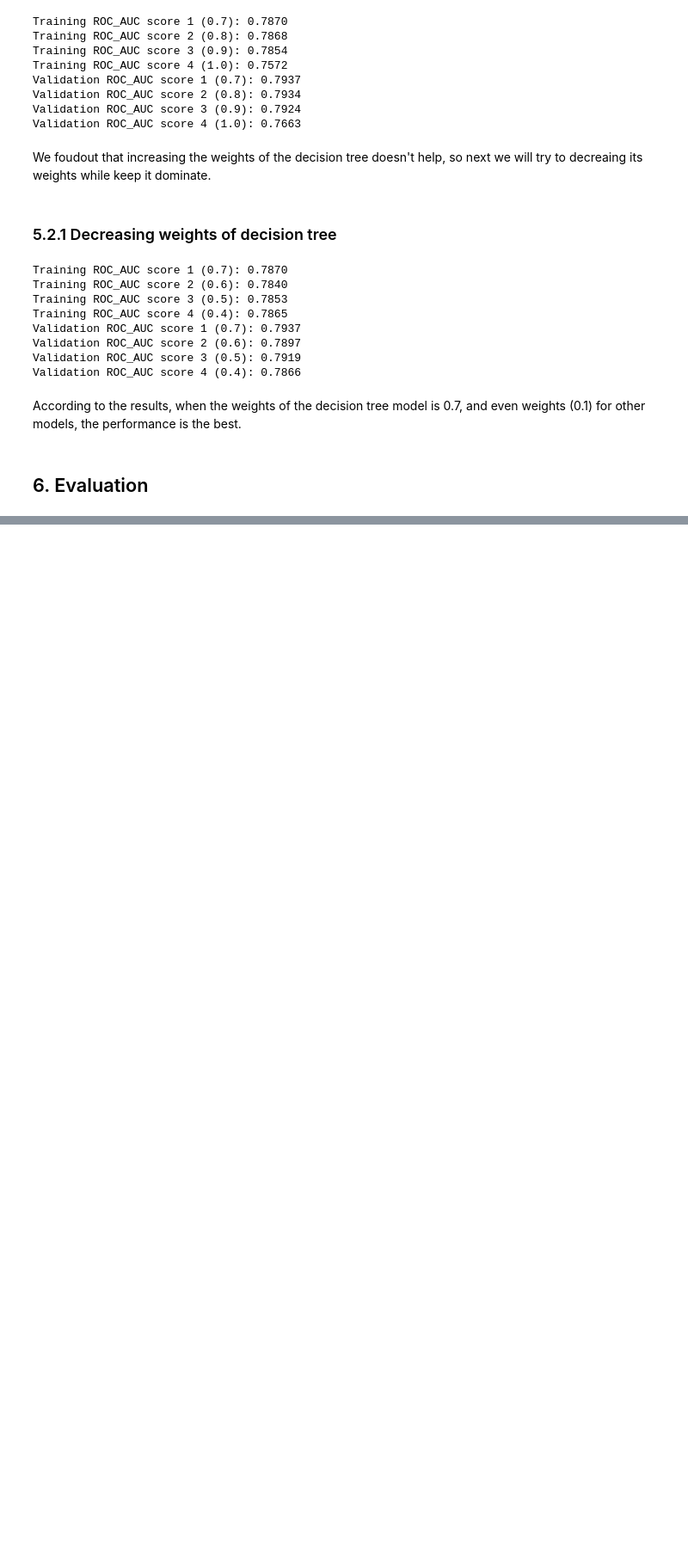
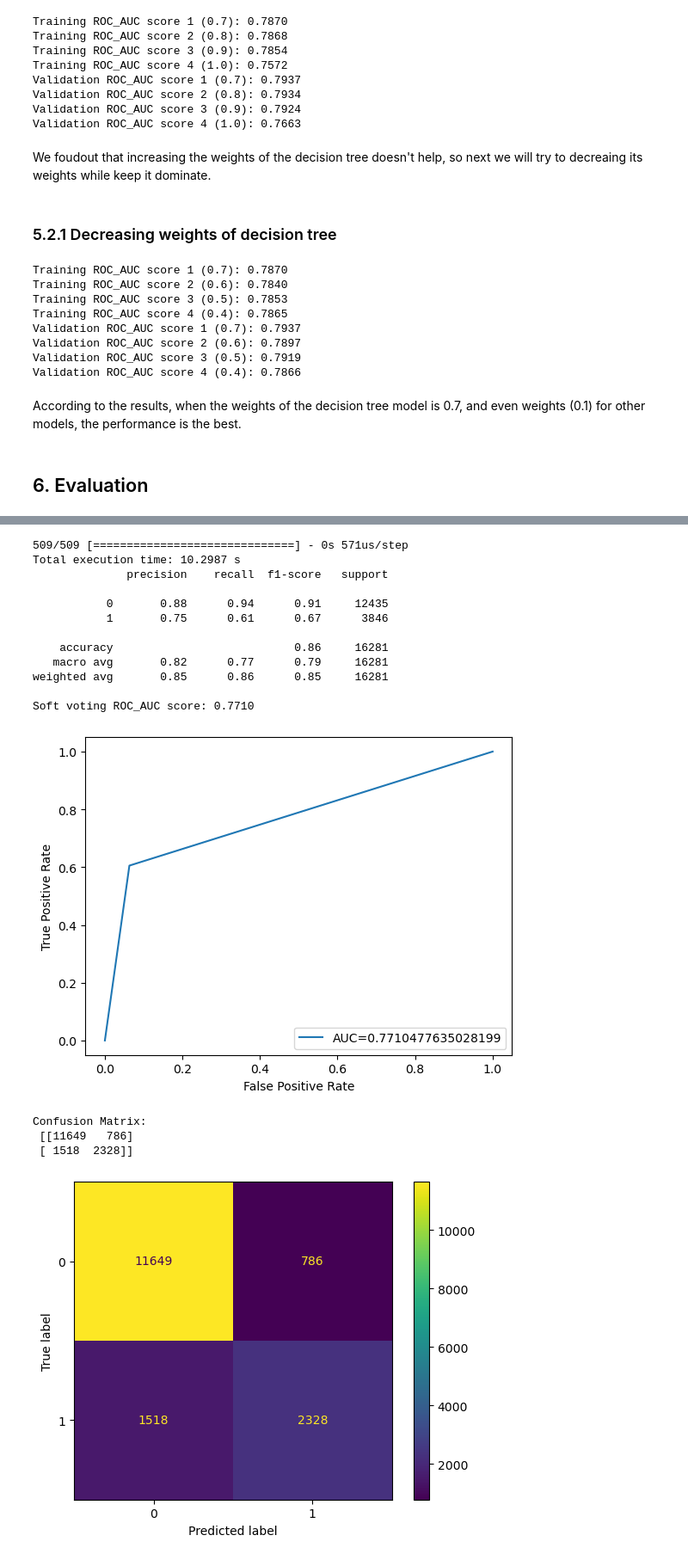
Before and after one commit to AlinZohari/ML-Adult, a Jupyter notebook: model_ensemble.ipynb, the cells around one changed output, grey strips where cells are left out. Shown at 86% size. Drawn from its saved outputs; the diff is of its cells as text; code cells hidden in the pictures; blank space fills up the shorter version.

Commit message:
feat: model evaluation

```diff
--- a/model_ensemble.ipynb
+++ b/model_ensemble.ipynb
@@ -1042,0 +1011,71 @@ Soft voting ROC_AUC score: 0.7710
+# %%
+from sklearn.metrics import roc_curve, confusion_matrix, ConfusionMatrixDisplay
+import matplotlib.pyplot as plt
+import time
+
+# Mark the start time
+time_start = time.time()
+
+# Make predictions using dt
+y_pred_test_tree_proba = decision_tree.predict_proba(x_test_tree)[:, 1]  # probability of ">50k"
+# Make predictions using knn
+y_pred_test_knn_proba = knn_model.predict_proba(x_test_knn)[:, 1]  # probability of ">50k"
+# Make predictions using nn
+y_pred_test_nn_proba = nn_model.predict(x_test_nn)  # probability of ">50k"
+y_pred_test_nn_proba = np.squeeze(y_pred_test_nn_proba)  # to 1-d array
+# Make predictions using nb
+y_pred_test_nb_proba = nb_model.predict_proba(x_test_nb)[:, 1]  # probability of ">50k"
+
+predictions_test = [y_pred_test_tree_proba, y_pred_test_knn_proba, y_pred_test_nn_proba, y_pred_test_nb_proba]  # probability predictions for validation data
+
+best_weights = [0.7, 0.1, 0.1, 0.1]  # decision tree dominate
+
+model_ensemble = EnsembleModel("soft")  # soft voting model
+
+# Make predictions on the testing data
+soft_pred = model_ensemble.predict(predictions_test, best_weights)
+
+# Mark the end time
+time_end = time.time()  # mark the end time
+total_execution_time = time_end - time_start
+print('Total execution time: {:.4f} s'.format(total_execution_time))
+
+
+# Evaluate the model
+print(classification_report(y_test,soft_pred))
+auc = roc_auc_score(y_test, soft_pred)  # ROC score
+print('Soft voting ROC_AUC score: {:.4f}'.format(auc))
+
+#plotting roc curve
+fpr, tpr, _ = roc_curve(y_test, soft_pred)
+plt.plot(fpr,tpr,label="AUC="+str(auc))
+plt.ylabel('True Positive Rate')
+plt.xlabel('False Positive Rate')
+plt.legend(loc=4)
+plt.show()
+
+#Confusion matrix
+cm = (confusion_matrix(y_test,soft_pred,))
+print('Confusion Matrix: \n', cm)
+#confusion matrix plot
+disp = ConfusionMatrixDisplay(cm)
+disp.plot()
+plt.show()
+# %% [output]
+509/509 [==============================] - 0s 571us/step
+Total execution time: 10.2987 s
+              precision    recall  f1-score   support
+
+           0       0.88      0.94      0.91     12435
+           1       0.75      0.61      0.67      3846
+
+    accuracy                           0.86     16281
+   macro avg       0.82      0.77      0.79     16281
+weighted avg       0.85      0.86      0.85     16281
+
+Soft voting ROC_AUC score: 0.7710
+[figure, added]
+Confusion Matrix:
+ [[11649   786]
+ [ 1518  2328]]
+[figure, added]
```
Also changed, not shown: parts of 2 cells of this notebook.
